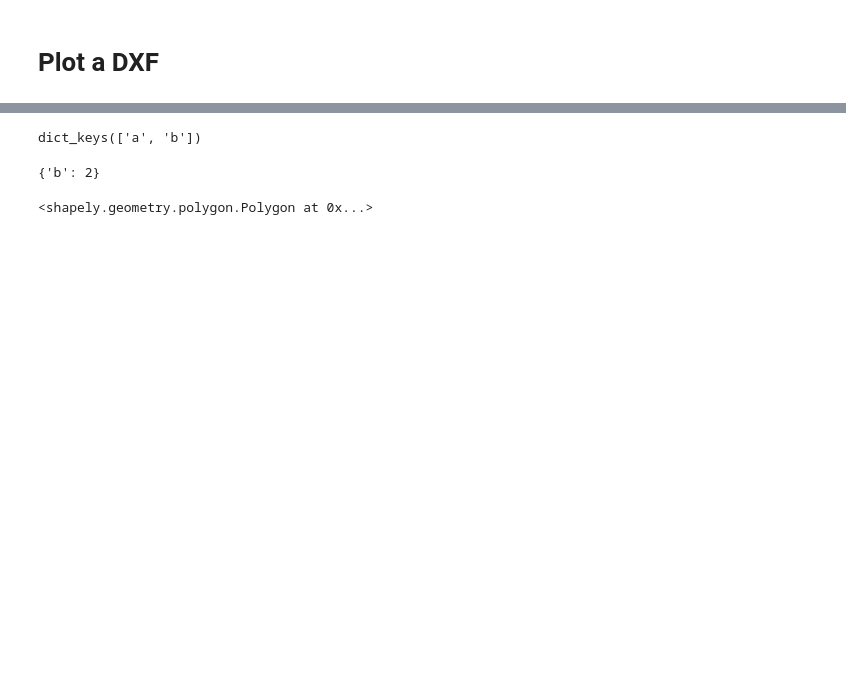
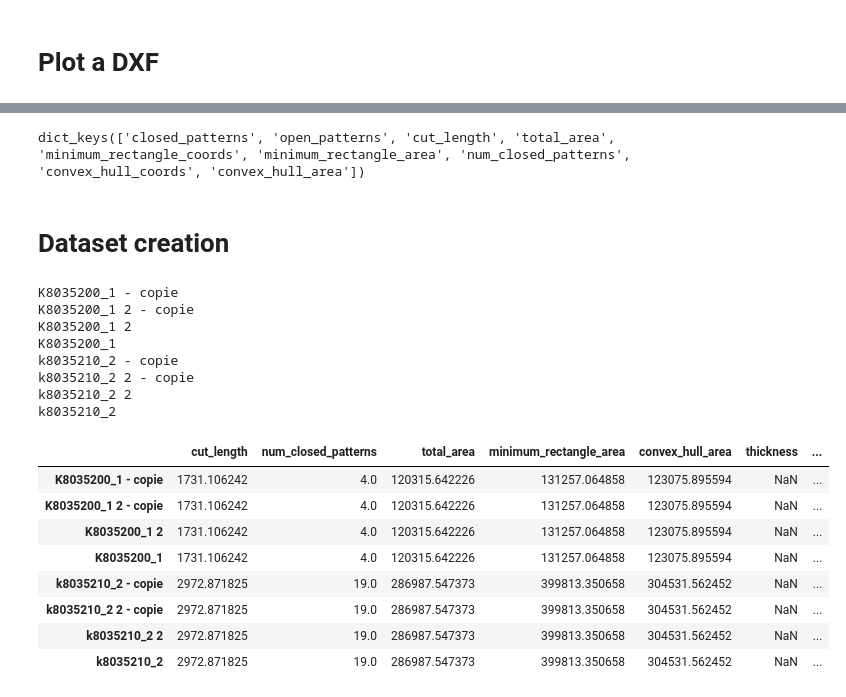
Before and after one commit to rudloffl/sheet-metal-cost-calculator, a Jupyter notebook: Notebooks/A1 - dxf parsing.ipynb, the cells around one changed output, grey strips where cells are left out. Drawn from its saved outputs; the diff is of its cells as text; code cells hidden in the pictures; blank space fills up the shorter version.

```diff
--- a/Notebooks/A1 - dxf parsing.ipynb
+++ b/Notebooks/A1 - dxf parsing.ipynb
@@ -301,14 +360,41 @@ np.concatenate((a,a), axis=0).shape
-# %%
-dicto = {'a':1, 'b':2}
-dicto.keys()
-# %% [output]
-dict_keys(['a', 'b'])
-# %%
-del dicto['a']
-dicto
-# %% [output]
-{'b': 2}
-# %%
-Polygon(a)
-# %% [output]
-<shapely.geometry.polygon.Polygon at 0x...>
+# %%
+details.keys()
+# %% [output]
+dict_keys(['closed_patterns', 'open_patterns', 'cut_length', 'total_area', 'minimum_rectangle_coords', 'minimum_rectangle_area', 'num_closed_patterns', 'convex_hull_coords', 'convex_hull_area'])
+# %% [markdown]
+# Dataset creation
+# %%
+#List of all the dixs in the folder
+dxffolder = os.path.join('/', *os.getcwd().split('/')[:-1], 'Sample', 'DXF')
+dxflist = [os.path.join(dxffolder, file) for file in os.listdir(dxffolder) if file.endswith('.dxf')]
+
+columns = ['cut_length', 'num_closed_patterns', 'total_area', 'minimum_rectangle_area',
+           'convex_hull_area', 'thickness', 'num_open_patterns']
+
+dataset = pd.DataFrame(columns = columns)
+dxfparser = DxfParser(min_edge_length=1)
+for dxffile in dxflist:
+    name = dxffile.split('/')[-1]
+    name = name.split('.')[0]
+    print(name)
+    details = details = dxfparser.parse(dxffile)
+    dataset.loc[name] = [details.get(x, np.nan) for x in dataset.columns]
+dataset
+# %% [output]
+K8035200_1 - copie
+K8035200_1 2 - copie
+K8035200_1 2
+K8035200_1
+k8035210_2 - copie
+k8035210_2 2 - copie
+k8035210_2 2
+k8035210_2
+|  | cut_length | num_closed_patterns | total_area | minimum_rectangle_area | convex_hull_area | thickness | ... |
+| K8035200_1 - copie | 1731.106242 | 4.0 | 120315.642226 | 131257.064858 | 123075.895594 | NaN | ... |
+| K8035200_1 2 - copie | 1731.106242 | 4.0 | 120315.642226 | 131257.064858 | 123075.895594 | NaN | ... |
+| K8035200_1 2 | 1731.106242 | 4.0 | 120315.642226 | 131257.064858 | 123075.895594 | NaN | ... |
+| K8035200_1 | 1731.106242 | 4.0 | 120315.642226 | 131257.064858 | 123075.895594 | NaN | ... |
+| k8035210_2 - copie | 2972.871825 | 19.0 | 286987.547373 | 399813.350658 | 304531.562452 | NaN | ... |
+| k8035210_2 2 - copie | 2972.871825 | 19.0 | 286987.547373 | 399813.350658 | 304531.562452 | NaN | ... |
+| k8035210_2 2 | 2972.871825 | 19.0 | 286987.547373 | 399813.350658 | 304531.562452 | NaN | ... |
+| k8035210_2 | 2972.871825 | 19.0 | 286987.547373 | 399813.350658 | 304531.562452 | NaN | ... |
```
Also changed, not shown: parts of 17 cells of this notebook, 1 other file.
